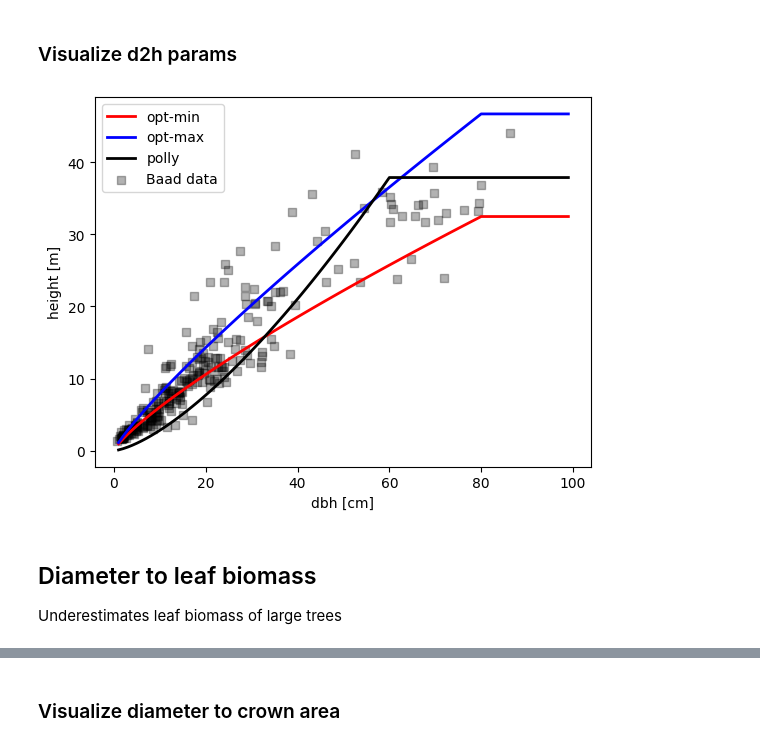
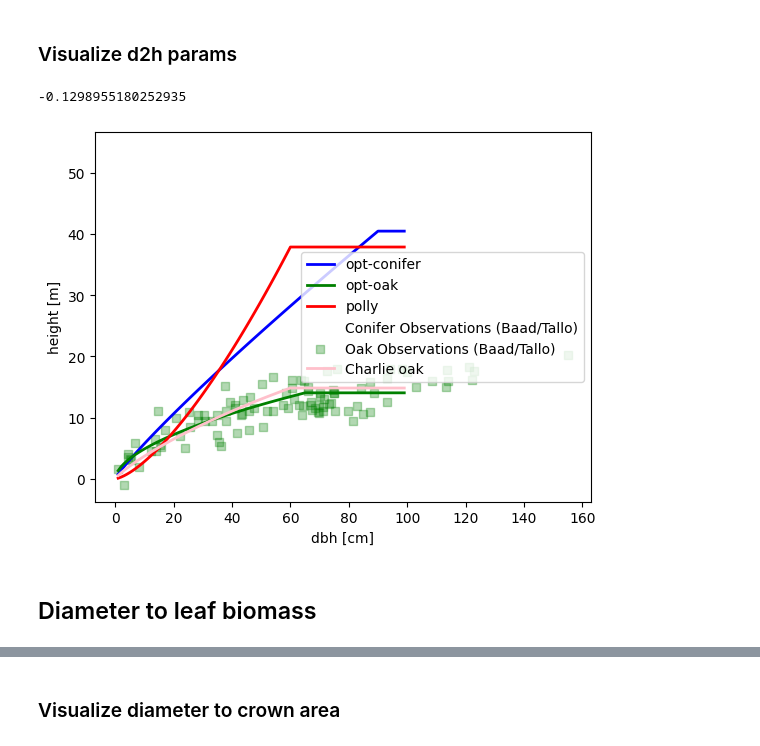
Before and after one commit to adamhb/california-fates, a Jupyter notebook: parameter_ranges/analyze_conifer_and_oak_allometry.ipynb, the cells around one changed output, grey strips where cells are left out. Cells and saved outputs as stored; diff of their text form; code cells hidden in the pictures.

Commit message:
cleaned up param ranges folder

```diff
--- a/parameter_ranges/analyze_conifer_and_oak_allometry.ipynb
+++ b/parameter_ranges/analyze_conifer_and_oak_allometry.ipynb
@@ -75,7 +378,7 @@ for sp in target_trees:
 # %%
 ## Import data for PIPO from Baad
 baad_df = pd.read_csv(baad_data)
-baad_df = baad_df.loc[baad_df['species'] == "Pinus ponderosa"]
+baad_df = baad_df.loc[baad_df['species'].isin(target_trees)]
 baad_df = baad_df[['species','d.bh','m.lf','a.cp','h.t']]
 baad_df['crown_area_m2'] = baad_df['a.cp']
 baad_df['leaf_biomass_kgC'] = baad_df['m.lf'] / g_biomass_per_g_C
@@ -501,0 +595,4 @@ def get_range_data(df,subset_name):
+# %%
+# Pick up here with subtracting leaf biomass to get above-ground woody biomass
+tree_allom_df['agwb_kgC'] = tree_allom_df['agb_kgC'] - tree_allom_df['leaf_biomass_kgC']
+tree_allom_df.info()
@@ -540,0 +640,10 @@ memory usage: 6.2 KB
+# %%
+McPherson_QUAG_data = tree_allom_df.loc[tree_allom_df['species'] == "Quercus agrifolia"]
+
+tree_allom_df_height = tree_allom_df.loc[tree_allom_df['source'] != "McPherson_2016"]
+
+tree_allom_df_height = pd.concat([tree_allom_df_height,McPherson_QUAG_data])
+
+tree_allom_df_height.info()
+
+tree_allom_df_height['species'].value_counts()
@@ -543 +707,4 @@ memory usage: 6.2 KB
+# %%
+dbh_maxheight_conifer = 90
+dbh_maxheight_oak = 65
 # %%
@@ -563,40 +766,58 @@ fates_allom_d2h2 [-0.02815632  0.04455624  0.00819996]
 # %% [markdown]
 ### Visualize d2h params
+# %%
+get_allom_param_value('PIPO-CADE-ABCO','obrien','fates_allom_d2h2')[2]
+# %% [output]
+-0.1298955180252935
 # %%
 #optimal min
 h_opt = d2h_obrien(ds = diams,
-                            p1 = fates_allom_d2h1[0],
-                            p2 = fates_allom_d2h2[0],
-                            dbh_maxh = 80)
+                            p1 = get_allom_param_value('PIPO-CADE-ABCO','obrien','fates_allom_d2h1')[2],
+                            p2 = get_allom_param_value('PIPO-CADE-ABCO','obrien','fates_allom_d2h2')[2],
+                            dbh_maxh = dbh_maxheight_conifer)
 
-plt.plot(diams, h_opt, label = "opt-min",color = "red", lw = 2)
+plt.plot(diams, h_opt, label = "opt-conifer",color = "blue", lw = 2)
 
-#optimal max
-h_opt = d2h_obrien(ds = diams,
-                            p1 = fates_allom_d2h1[1],
-                            p2 = fates_allom_d2h2[1],
-                            dbh_maxh = 80)
+h_opt_oak = d2h_obrien(ds = diams,
+                            p1 = get_allom_param_value('QUAG','obrien','fates_allom_d2h1')[2],
+                            p2 = get_allom_param_value('QUAG','obrien','fates_allom_d2h2')[2],
+                            dbh_maxh = dbh_maxheight_oak)
 
-plt.plot(diams, h_opt, label = "opt-max",color = "blue", lw = 2)
-
+plt.plot(diams, h_opt_oak, label = "opt-oak",color = "green", lw = 2)
 
 #Polly's
 h_polly = d2h_obrien(ds = diams,
                             p1 = pollys_params[0]["fates_allom_d2h1"],
                             p2 = pollys_params[0]["fates_allom_d2h2"],
                             dbh_maxh = 60)
-plt.plot(diams, h_polly, label = "polly",color = "black", lw = 2)
+plt.plot(diams, h_polly, label = "polly",color = "red", lw = 2)
 
 #Baad data
-plt.scatter(baad_pipo_height.dbh_cm, baad_pipo_height['height_m'], label = "Baad data",color = "black", marker = "s", alpha = 0.3)
+plt.scatter(conifer_allom_df_height.dbh_cm, conifer_allom_df_height['height_m'],
+            label = "Conifer Observations (Baad/Tallo)",color = "black", marker = "s", alpha = 0.001)
+
+
+plt.scatter(oak_allom_df_height.dbh_cm, oak_allom_df_height['height_m'],
+            label = "Oak Observations (Baad/Tallo)",color = "green", marker = "s", alpha = 0.3)
+
+
+#charlie's
+
+h_oak_charlie = d2h_poorter2006(diams,
+                                p1=46.5041,
+                                p2=-0.01157,
+                                p3=0.855482,dbh_maxh=60)
+
+plt.plot(diams, h_oak_charlie,
+            label = "Charlie oak",color = "pink",lw = 2)
 
 plt.xlabel('dbh [cm]')
 plt.ylabel('height [m]')
+#plt.xlim(0,30)
+#plt.ylim(0,10)
 plt.legend()
 plt.show()
 # %% [output]
-[figure, old version]
+[figure, new version]
 # %% [markdown]
 ## Diameter to leaf biomass
-
-Underestimates leaf biomass of large trees
```
Also changed, not shown: parts of 96 cells of this notebook, 8 other files.
